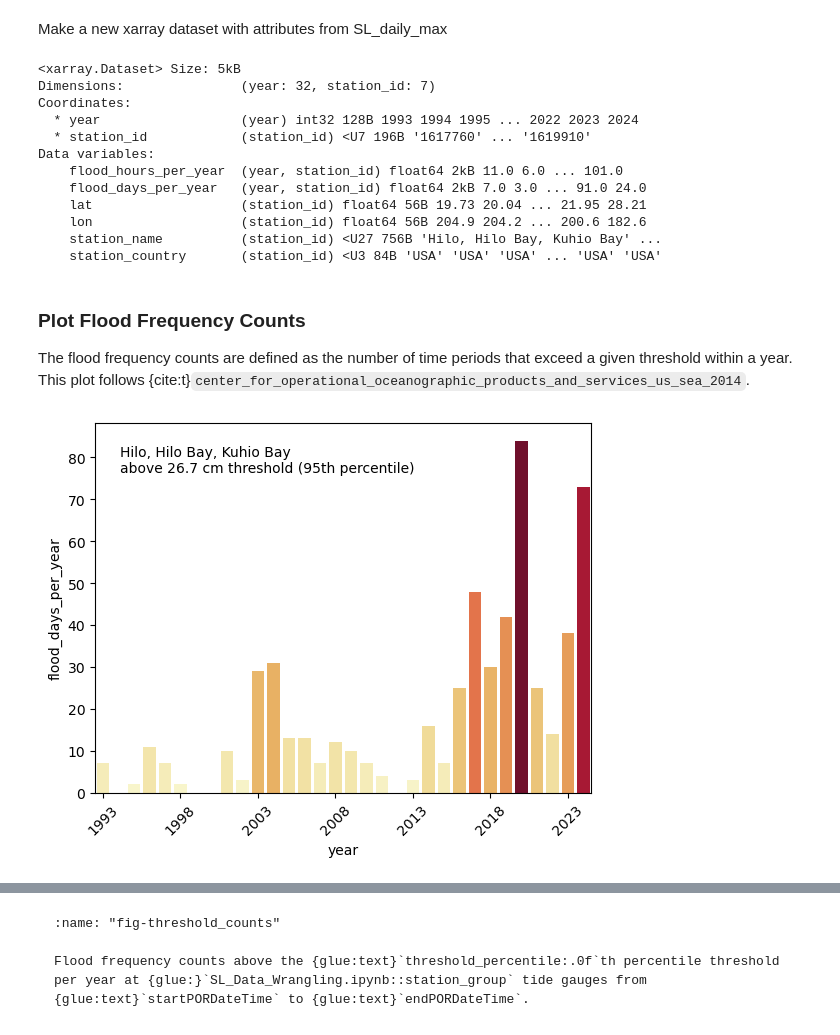
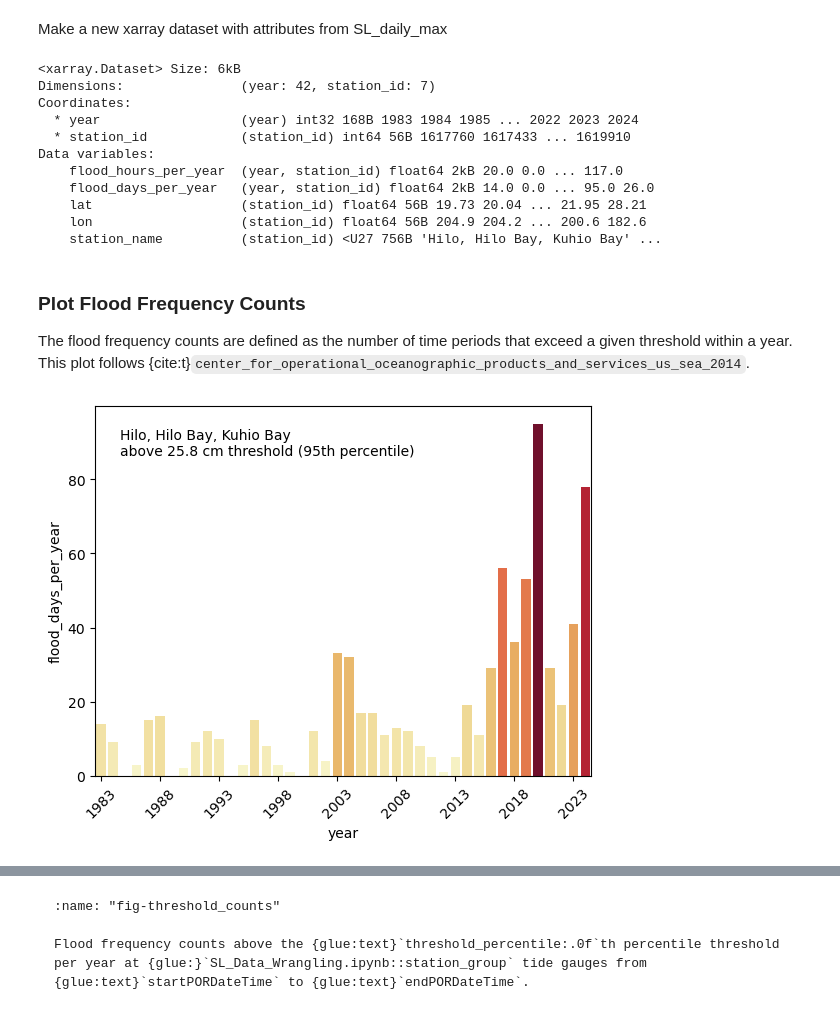
Before and after one commit to uhsealevelcenter/SL_Indicators, a Jupyter notebook: notebooks/Annual/2_1_FloodFrequency.ipynb, the cells around one changed output, grey strips where cells are left out. Drawn from its saved outputs; the diff is of its cells as text; code cells hidden in the pictures.

```diff
--- a/notebooks/Annual/2_1_FloodFrequency.ipynb
+++ b/notebooks/Annual/2_1_FloodFrequency.ipynb
@@ -321,7 +324,7 @@ SL_daily_max['flood_day'] = (('time', 'station_id'), flood_day.data)
 
 
 # Assign metadata variables from hourly_data to SL_daily_max
-meta_vars = ['lat', 'lon', 'station_name', 'station_country', 'MSL', 'MHHW']
+meta_vars = ['lat', 'lon', 'station_name', 'MSL', 'MHHW']
 for var in meta_vars:
     SL_daily_max[var] = hourly_data[var]
 
@@ -334,6 +337,9 @@ SL_daily_max['flood_day'].attrs['units'] = 'days'
 SL_daily_max['flood_day'].attrs['long_name'] = f'Flood Day above {percentile}th Percentile'
 
 # save SL_daily_max to netcdf
+#remove existing file if it exists
+if (data_dir / 'SL_daily_max.nc').exists():
+    os.remove(data_dir / 'SL_daily_max.nc')
 SL_daily_max.to_netcdf(data_dir / 'SL_daily_max.nc')
 # %%
 # Filtering for flood days again now that 'flood_day' has been correctly added
@@ -412,25 +418,22 @@ ds['lon'].attrs = {'long_name': 'Longitude', 'units': 'degrees_east'}
 ds['station_name'] = SL_daily_max['station_name']
 ds['station_name'].attrs = {'long_name': 'Station Name', 'units': '1'}
 
-ds['station_country'] = SL_daily_max['station_country']
-ds['station_country'].attrs = {'long_name': 'Station Country', 'units': '1'}
 
 
 # Take a peek at the data:
 ds
 # %% [output]
-<xarray.Dataset> Size: 5kB
-Dimensions:               (year: 32, station_id: 7)
+<xarray.Dataset> Size: 6kB
+Dimensions:               (year: 42, station_id: 7)
 Coordinates:
-  * year                  (year) int32 128B 1993 1994 1995 ... 2022 2023 2024
-  * station_id            (station_id) <U7 196B '1617760' ... '1619910'
+  * year                  (year) int32 168B 1983 1984 1985 ... 2022 2023 2024
+  * station_id            (station_id) int64 56B 1617760 1617433 ... 1619910
 Data variables:
-    flood_hours_per_year  (year, station_id) float64 2kB 11.0 6.0 ... 101.0
-    flood_days_per_year   (year, station_id) float64 2kB 7.0 3.0 ... 91.0 24.0
+    flood_hours_per_year  (year, station_id) float64 2kB 20.0 0.0 ... 117.0
+    flood_days_per_year   (year, station_id) float64 2kB 14.0 0.0 ... 95.0 26.0
     lat                   (station_id) float64 56B 19.73 20.04 ... 21.95 28.21
     lon                   (station_id) float64 56B 204.9 204.2 ... 200.6 182.6
     station_name          (station_id) <U27 756B 'Hilo, Hilo Bay, Kuhio Bay' ...
-    station_country       (station_id) <U3 84B 'USA' 'USA' 'USA' ... 'USA' 'USA'
 # %%
 #find minimum value in flood_days_per_year
 min_flood_days = flood_days_per_year.min().min()
@@ -443,7 +446,7 @@ The flood frequency counts are defined as the number of time periods that exceed
 # Adjusting the heatmap palette to improve readability
 adjusted_heatmap_palette = sns.color_palette("YlOrRd", as_cmap=True)
 
-station_id = '1617760'
+station_id = 1617760
 df = ds['flood_days_per_year'].sel(station_id=station_id).to_dataframe().reset_index()
 
 norm = plt.Normalize(df['flood_days_per_year'].min(), df['flood_days_per_year'].max())
@@ -451,34 +454,34 @@ colors = [adjusted_heatmap_palette(norm(value)) for value in df['flood_days_per_
 
 threshold = round(thresholds[station_id==ds['station_id'].values].item(), 2)
 glue("threshold",threshold,display=False)
 
 # Plotting with the adjusted settings
 fig, ax = plt.subplots()
 
 
 ax = sns.barplot(
     x='year',
     y='flood_days_per_year',
     hue='year',
     data=df,
     palette=colors,
     dodge=False,
     legend=False
 )
 ax.set_xticks(range(0, len(df), 5))  # Setting x-ticks to show every 5th year
 year_ticks = df['year'][::5].astype(int)  # Selecting every 5th year for the x-axis
 ax.set_xticklabels(year_ticks, rotation=45)
 
 # Adding a light gray grid
 station_name = ds['station_name'].sel(station_id=station_id).values.item()
 
 ax.text(0.05, 0.9, station_name + '\nabove ' + str(threshold) + ' cm threshold (' + str(percentile) + 'th percentile)', ha='left', va='center', transform=ax.transAxes)
 
 #save the figure
 figname = 'SL_FloodFrequency_threshold_counts_DAYS_'+station_name+'.png'
 fig.savefig(output_dir / figname, bbox_inches='tight')
 # %% [output]
-[figure, old version]
+[figure, new version]
 # %%
 # Adjusting the heatmap palette to improve readability
 adjusted_heatmap_palette = sns.color_palette("YlOrRd", as_cmap=True)
```
Also changed, not shown: parts of 17 cells of this notebook, 5 other files.
